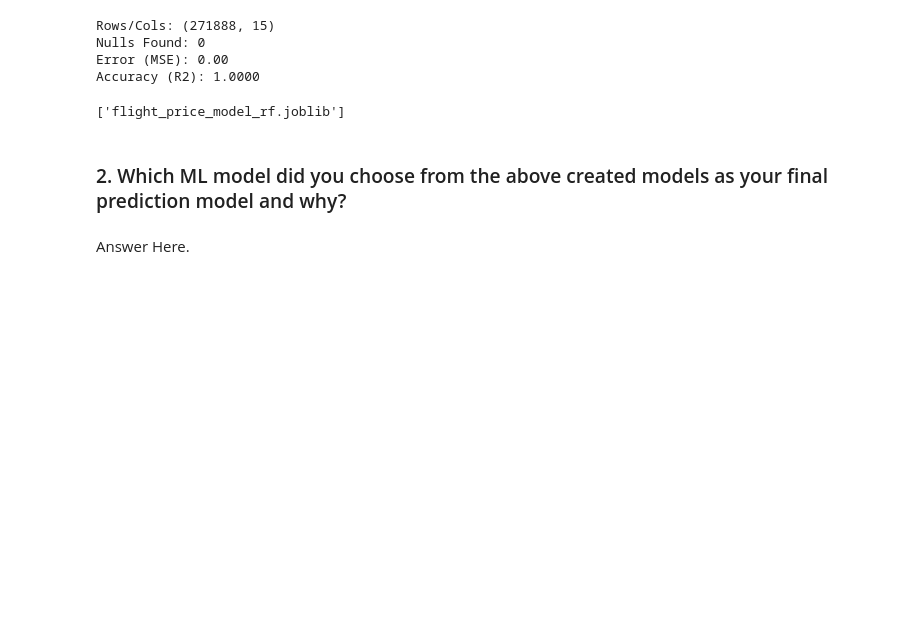
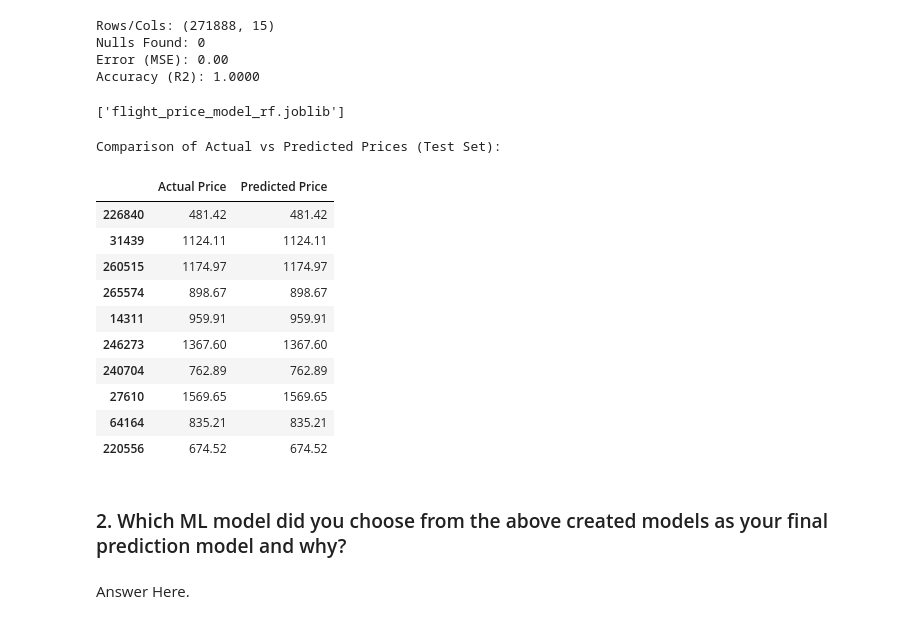
Before and after one commit to amol004/Voyage-Analytics-Integrating-MLOps-in-Travel, a Jupyter notebook: Capstone_Project_Productionization_of_ML_Systems.ipynb, the cells around one changed output. Cells and saved outputs as stored; diff of their text form; code cells hidden in the pictures; blank space fills up the shorter version.

```diff
--- a/Capstone_Project_Productionization_of_ML_Systems.ipynb
+++ b/Capstone_Project_Productionization_of_ML_Systems.ipynb
@@ -1577,6 +1577,29 @@ Nulls Found: 0
 Error (MSE): 0.00
 Accuracy (R2): 1.0000
 ['flight_price_model_rf.joblib']
+# %%
+# Create a comparison DataFrame for the test set
+results_comparison = pd.DataFrame({
+    'Actual Price': yte,
+    'Predicted Price': preds
+})
+
+# Display the first 10 rows to verify accuracy
+print("Comparison of Actual vs Predicted Prices (Test Set):")
+display(results_comparison.head(10))
+# %% [output]
+Comparison of Actual vs Predicted Prices (Test Set):
+|  | Actual Price | Predicted Price |
+| 226840 | 481.42 | 481.42 |
+| 31439 | 1124.11 | 1124.11 |
+| 260515 | 1174.97 | 1174.97 |
+| 265574 | 898.67 | 898.67 |
+| 14311 | 959.91 | 959.91 |
+| 246273 | 1367.60 | 1367.60 |
+| 240704 | 762.89 | 762.89 |
+| 27610 | 1569.65 | 1569.65 |
+| 64164 | 835.21 | 835.21 |
+| 220556 | 674.52 | 674.52 |
 # %% [markdown]
 ### 2. Which ML model did you choose from the above created models as your final prediction model and why?
 # %% [markdown]
```
